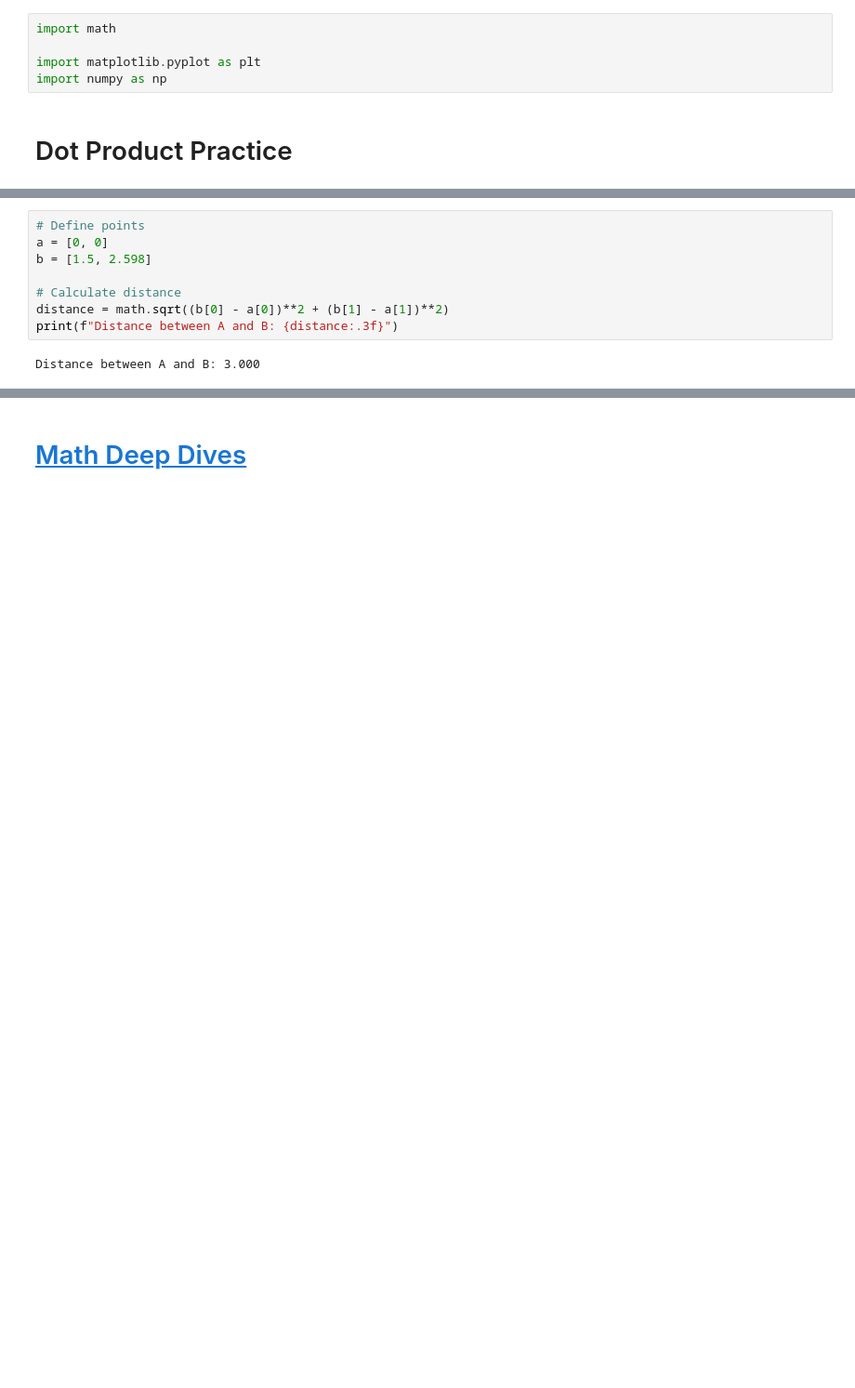
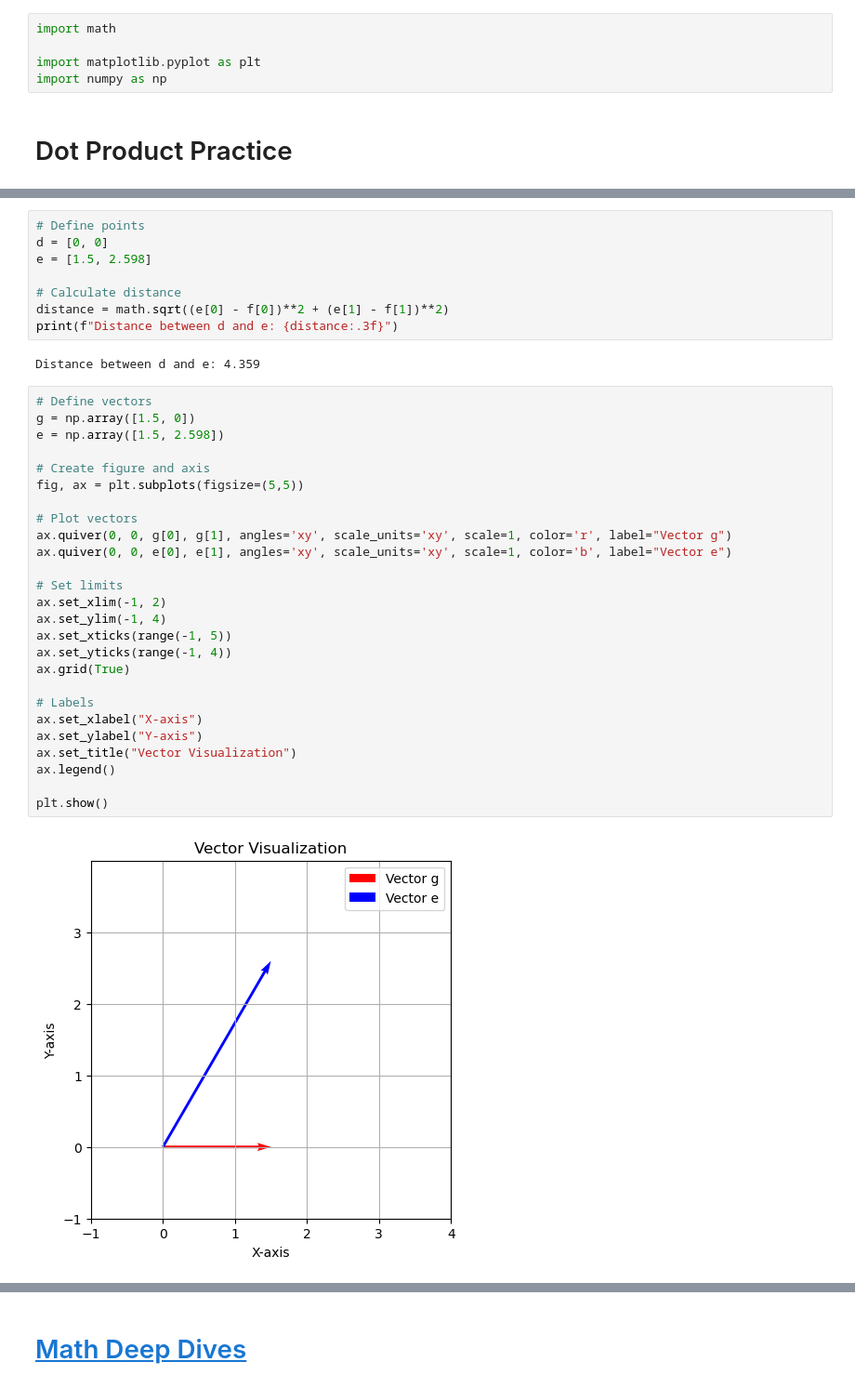
Before and after one commit to progressivepull/Math-Deep-Dives, a Jupyter notebook: dot_product_practice.ipynb, the cells around one changed output, grey strips where cells are left out. Shown: that part at 93% size. Saved outputs shown, nothing was run; the diff lists cells and outputs as text; blank space fills up the shorter version.

```diff
--- a/dot_product_practice.ipynb
+++ b/dot_product_practice.ipynb
@@ -120,10 +124,38 @@ Thus, the Euclidean distance between **Point C** and **Point B** is approximatel
 # %%
 # Define points
-a = [0, 0]
-b = [1.5, 2.598]
+d = [0, 0]
+e = [1.5, 2.598]
 
 # Calculate distance
-distance = math.sqrt((b[0] - a[0])**2 + (b[1] - a[1])**2)
-print(f"Distance between A and B: {distance:.3f}")
+distance = math.sqrt((e[0] - f[0])**2 + (e[1] - f[1])**2)
+print(f"Distance between d and e: {distance:.3f}")
 # %% [output]
-Distance between A and B: 3.000
+Distance between d and e: 4.359
+# %%
+# Define vectors
+g = np.array([1.5, 0])
+e = np.array([1.5, 2.598])
+
+# Create figure and axis
+fig, ax = plt.subplots(figsize=(5,5))
+
+# Plot vectors
+ax.quiver(0, 0, g[0], g[1], angles='xy', scale_units='xy', scale=1, color='r', label="Vector g")
+ax.quiver(0, 0, e[0], e[1], angles='xy', scale_units='xy', scale=1, color='b', label="Vector e")
+
+# Set limits
+ax.set_xlim(-1, 2)
+ax.set_ylim(-1, 4)
+ax.set_xticks(range(-1, 5))
+ax.set_yticks(range(-1, 4))
+ax.grid(True)
+
+# Labels
+ax.set_xlabel("X-axis")
+ax.set_ylabel("Y-axis")
+ax.set_title("Vector Visualization")
+ax.legend()
+
+plt.show()
+# %% [output]
+[figure, added]
```
Also changed, not shown: parts of 13 cells of this notebook.
